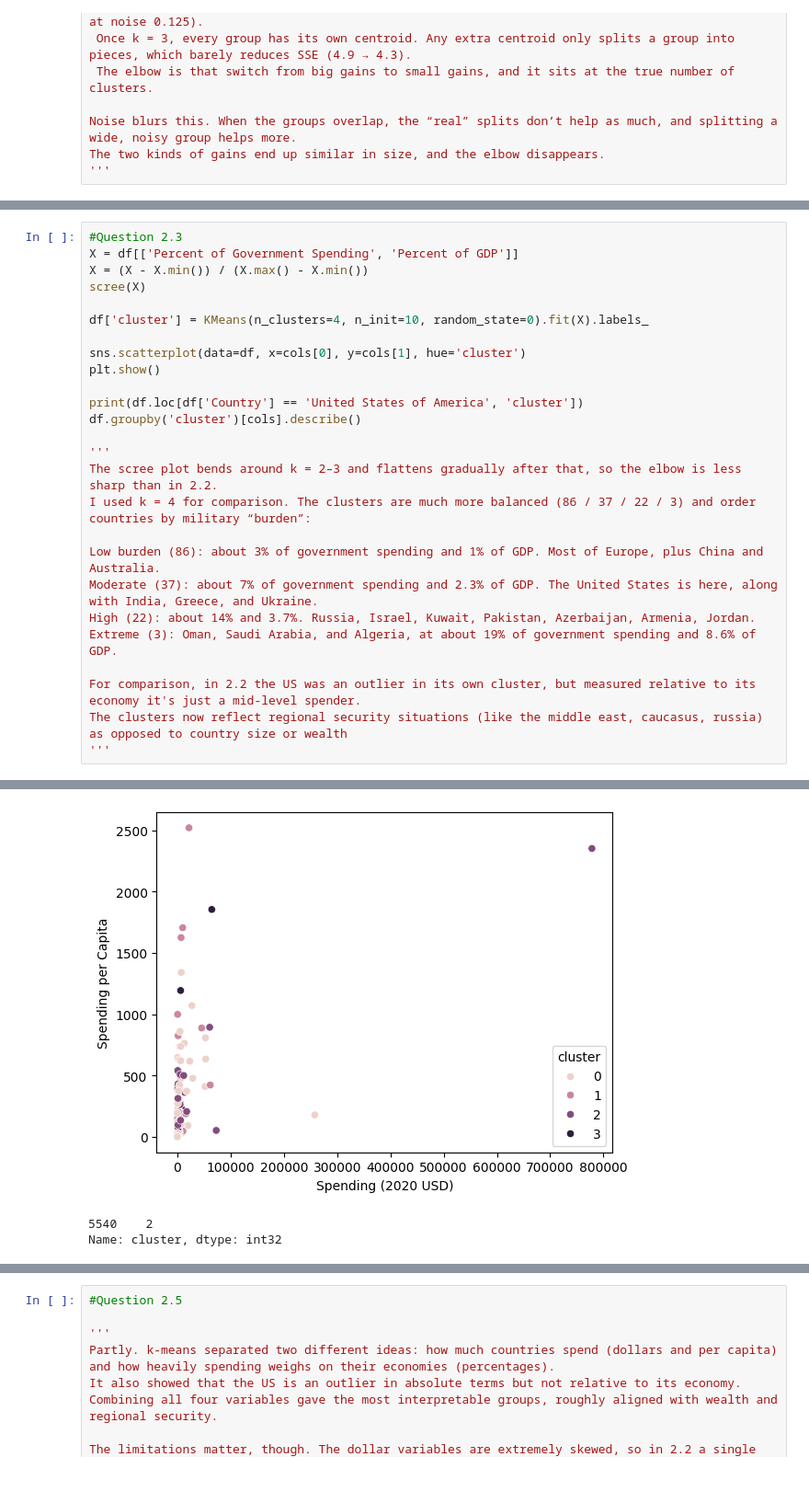
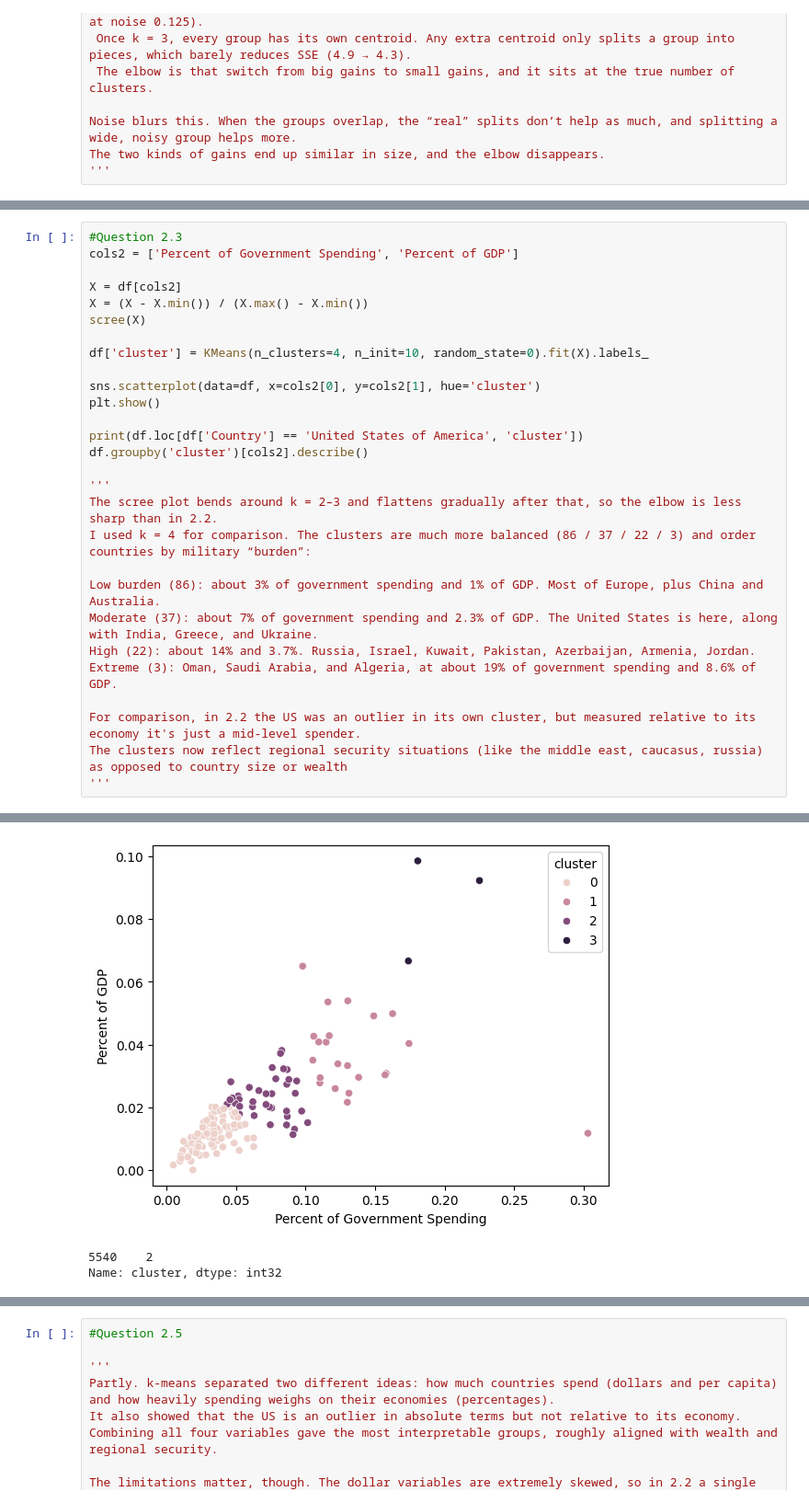
Before and after one commit to willhk10-uva/A04-clustering, a Jupyter notebook: notebook.ipynb, the cells around one changed output, grey strips where cells are left out. Shown at 92% size. Drawn from its saved outputs; the diff is of its cells as text.

```diff
--- a/notebook.ipynb
+++ b/notebook.ipynb
@@ -214,32 +213,34 @@ Name: cluster, dtype: int32
 | 3 | 1.0 | 778397.200000 | NaN | 778397.200000 | 778397.200000 | 778397.200000 | 778397.200000 | 778397.200000 | ... |
 # %%
 #Question 2.3
-X = df[['Percent of Government Spending', 'Percent of GDP']]
+cols2 = ['Percent of Government Spending', 'Percent of GDP']
+
+X = df[cols2]
 X = (X - X.min()) / (X.max() - X.min())
 scree(X)
 
 df['cluster'] = KMeans(n_clusters=4, n_init=10, random_state=0).fit(X).labels_
 
-sns.scatterplot(data=df, x=cols[0], y=cols[1], hue='cluster')
+sns.scatterplot(data=df, x=cols2[0], y=cols2[1], hue='cluster')
 plt.show()
 
 print(df.loc[df['Country'] == 'United States of America', 'cluster'])
-df.groupby('cluster')[cols].describe()
+df.groupby('cluster')[cols2].describe()
 
 '''
 The scree plot bends around k = 2–3 and flattens gradually after that, so the elbow is less sharp than in 2.2.
 I used k = 4 for comparison. The clusters are much more balanced (86 / 37 / 22 / 3) and order countries by military “burden”:
 
 Low burden (86): about 3% of government spending and 1% of GDP. Most of Europe, plus China and Australia.
 Moderate (37): about 7% of government spending and 2.3% of GDP. The United States is here, along with India, Greece, and Ukraine.
 High (22): about 14% and 3.7%. Russia, Israel, Kuwait, Pakistan, Azerbaijan, Armenia, Jordan.
 Extreme (3): Oman, Saudi Arabia, and Algeria, at about 19% of government spending and 8.6% of GDP.
 
 For comparison, in 2.2 the US was an outlier in its own cluster, but measured relative to its economy it's just a mid-level spender.
 The clusters now reflect regional security situations (like the middle east, caucasus, russia) as opposed to country size or wealth
 '''
 # %% [output]
 [figure]
-[figure, old version]
+[figure, new version]
 5540    2
 Name: cluster, dtype: int32
```
Also changed, not shown: parts of 3 cells of this notebook.
